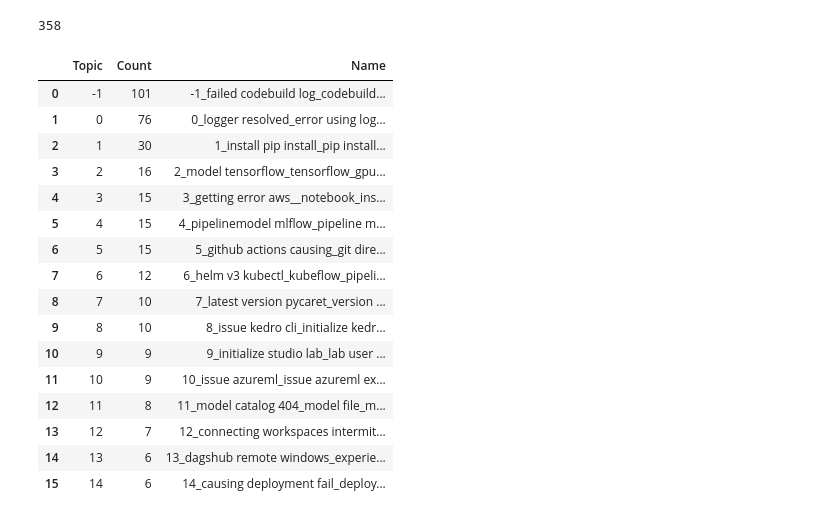
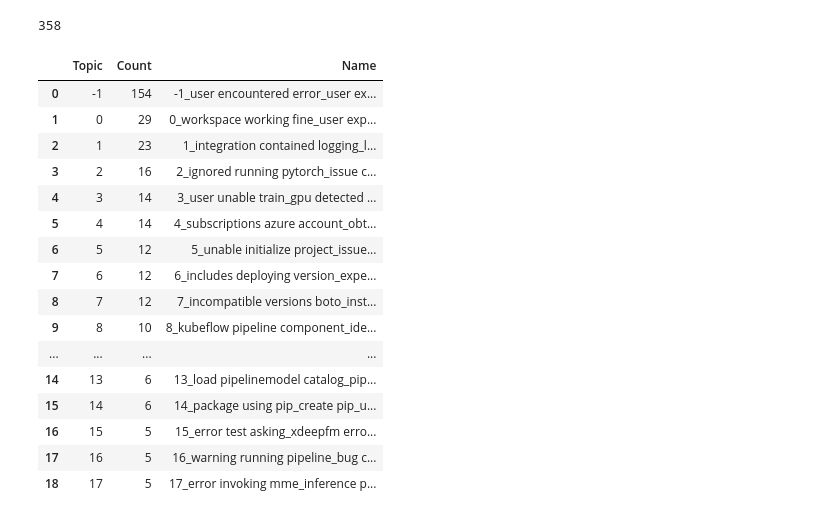
Before and after one commit to zhimin-z/MSR-Asset-Management, a Jupyter notebook: Code/Main.ipynb, the cells around one changed output. Saved outputs shown, nothing was run; the diff lists cells and outputs as text; code cells hidden in the pictures.

```diff
--- a/Code/Main.ipynb
+++ b/Code/Main.ipynb
@@ -1239,7 +1226,7 @@ wandb.agent(sweep_id=sweep_id, function=train)
 embedding_model = SentenceTransformer("all-mpnet-base-v2")
 
 # Step 2 - Reduce dimensionality
-umap_model = UMAP(n_neighbors=16, n_components=4,
+umap_model = UMAP(n_neighbors=18, n_components=4,
                   metric='manhattan', low_memory=False)
 
 # Step 3 - Cluster reduced embeddings
@@ -1267,52 +1254,52 @@ topic_model = BERTopic(
 
 df_issues = pd.read_json(os.path.join(
     path_labeling, 'issues_topic_modeling.json'))
-docs = df_issues['Issue_original_content_gpt_summary'].tolist()
+docs = df_issues['Issue_preprocessed_content_gpt_summary'].tolist()
 
 topic_model = topic_model.fit(docs)
 topic_model.save(os.path.join(path_labeling_best, 'Topic model'))
 
 fig = topic_model.visualize_topics()
 fig.write_html(os.path.join(path_labeling_best, 'Topic visualization.html'))
 
 fig = topic_model.visualize_barchart()
 fig.write_html(os.path.join(path_labeling_best, 'Term visualization.html'))
 
 fig = topic_model.visualize_heatmap()
 fig.write_html(os.path.join(path_labeling_best,
                'Topic similarity visualization.html'))
 
 fig = topic_model.visualize_term_rank()
 fig.write_html(os.path.join(path_labeling_best,
                'Term score decline visualization.html'))
 
 hierarchical_topics = topic_model.hierarchical_topics(docs)
 fig = topic_model.visualize_hierarchy(hierarchical_topics=hierarchical_topics)
 fig.write_html(os.path.join(path_labeling_best,
                'Hierarchical clustering visualization.html'))
 
 embeddings = embedding_model.encode(docs, show_progress_bar=False)
 fig = topic_model.visualize_documents(docs, embeddings=embeddings)
 fig.write_html(os.path.join(path_labeling_best,
                'Document visualization.html'))
 
 info_df = topic_model.get_topic_info()
 info_df
 # %% [output]
 |  | Topic | Count | Name |
-| 0 | -1 | 101 | -1_failed codebuild log_codebuild... |
-| 1 | 0 | 76 | 0_logger resolved_error using log... |
-| 2 | 1 | 30 | 1_install pip install_pip install... |
-| 3 | 2 | 16 | 2_model tensorflow_tensorflow_gpu... |
-| 4 | 3 | 15 | 3_getting error aws__notebook_ins... |
-| 5 | 4 | 15 | 4_pipelinemodel mlflow_pipeline m... |
-| 6 | 5 | 15 | 5_github actions causing_git dire... |
-| 7 | 6 | 12 | 6_helm v3 kubectl_kubeflow_pipeli... |
-| 8 | 7 | 10 | 7_latest version pycaret_version ... |
-| 9 | 8 | 10 | 8_issue kedro cli_initialize kedr... |
-| 10 | 9 | 9 | 9_initialize studio lab_lab user ... |
-| 11 | 10 | 9 | 10_issue azureml_issue azureml ex... |
-| 12 | 11 | 8 | 11_model catalog 404_model file_m... |
-| 13 | 12 | 7 | 12_connecting workspaces intermit... |
-| 14 | 13 | 6 | 13_dagshub remote windows_experie... |
-| 15 | 14 | 6 | 14_causing deployment fail_deploy... |
+| 0 | -1 | 154 | -1_user encountered error_user ex... |
+| 1 | 0 | 29 | 0_workspace working fine_user exp... |
+| 2 | 1 | 23 | 1_integration contained logging_l... |
+| 3 | 2 | 16 | 2_ignored running pytorch_issue c... |
+| 4 | 3 | 14 | 3_user unable train_gpu detected ... |
+| 5 | 4 | 14 | 4_subscriptions azure account_obt... |
+| 6 | 5 | 12 | 5_unable initialize project_issue... |
+| 7 | 6 | 12 | 6_includes deploying version_expe... |
+| 8 | 7 | 12 | 7_incompatible versions boto_inst... |
+| 9 | 8 | 10 | 8_kubeflow pipeline component_ide... |
+| ... | ... | ... | ... |
+| 14 | 13 | 6 | 13_load pipelinemodel catalog_pip... |
+| 15 | 14 | 6 | 14_package using pip_create pip_u... |
+| 16 | 15 | 5 | 15_error test asking_xdeepfm erro... |
+| 17 | 16 | 5 | 16_warning running pipeline_bug c... |
+| 18 | 17 | 5 | 17_error invoking mme_inference p... |
```
Also changed, not shown: parts of 5 cells of this notebook, 9 other files.
